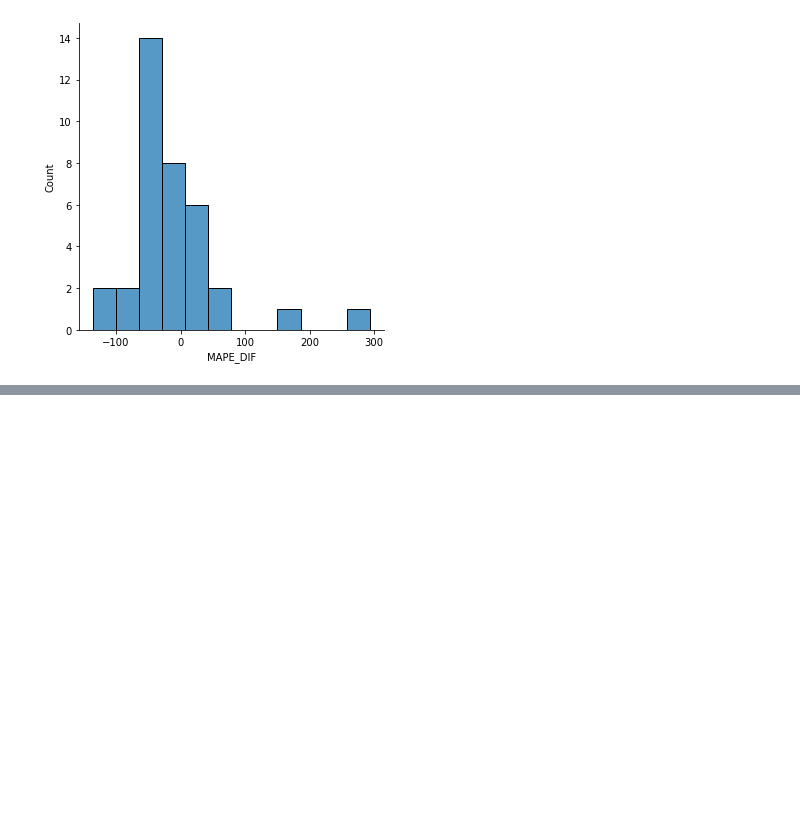
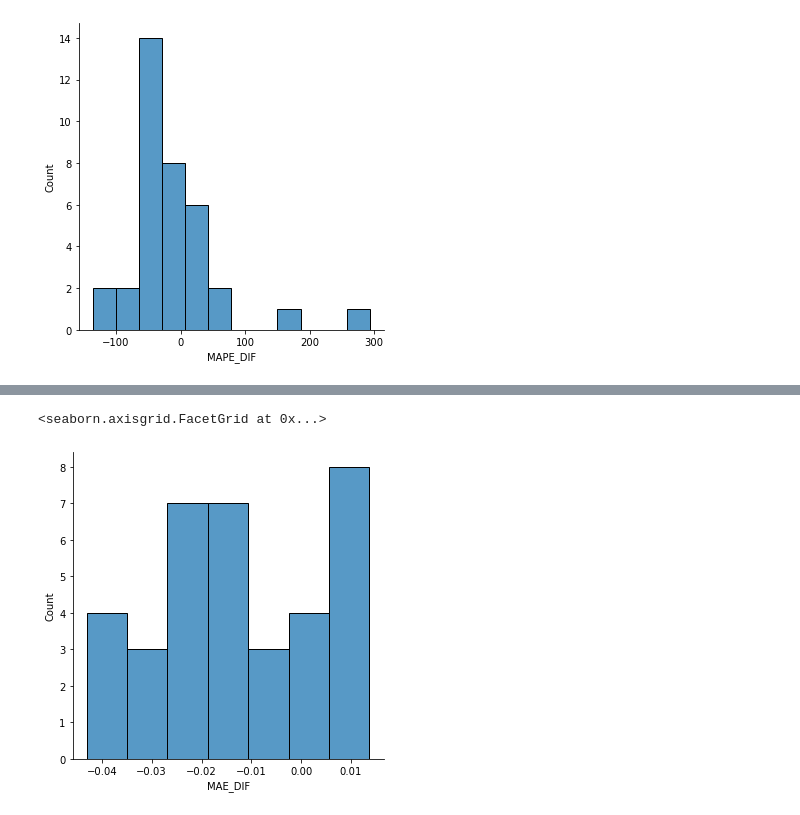
Before and after one commit to ChrisLisbon/ITMO_master_degree_classes, a Jupyter notebook: Research_work(NEMO)/3.1_ARIMA+NEMO_weighted_ensemble.ipynb, the cells around one changed output, grey strips where cells are left out. Cells and saved outputs as stored; diff of their text form; code cells hidden in the pictures; blank space fills up the shorter version.

```diff
--- a/Research_work(NEMO)/3.1_ARIMA+NEMO_weighted_ensemble.ipynb
+++ b/Research_work(NEMO)/3.1_ARIMA+NEMO_weighted_ensemble.ipynb
@@ -343,0 +456,5 @@ sns.displot(errors_df, x="MAPE_DIF")
+# %%
+sns.displot(errors_df, x="MAE_DIF")
+# %% [output]
+<seaborn.axisgrid.FacetGrid at 0x...>
+[figure, added]
```
Also changed, not shown: parts of 14 cells of this notebook, 1 other file.
